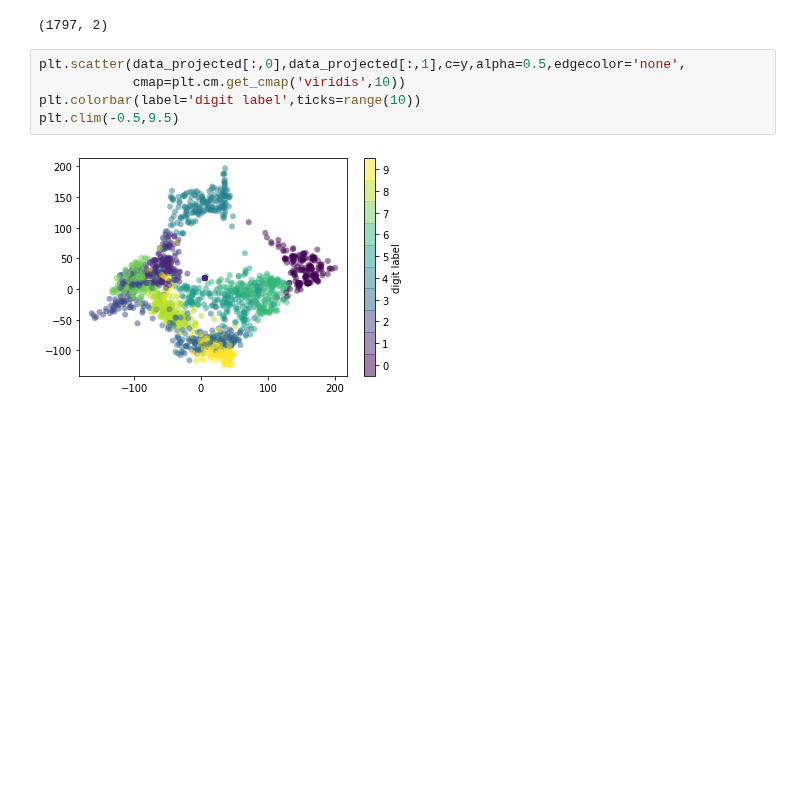
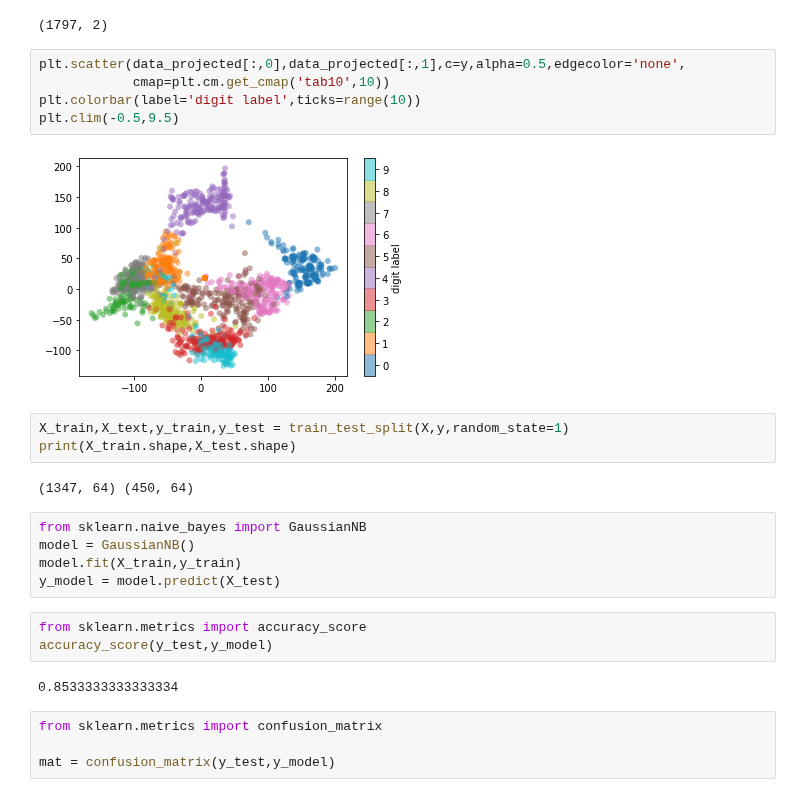
Before and after one commit to SpIIIII/jupyter-repo, a Jupyter notebook: Python Data Science Cookbook/Main (ML chapter).ipynb, the cells around one changed output. Saved outputs shown, nothing was run; the diff lists cells and outputs as text; blank space fills up the shorter version.

```diff
--- a/Python Data Science Cookbook/Main (ML chapter).ipynb
+++ b/Python Data Science Cookbook/Main (ML chapter).ipynb
@@ -319,8 +319,27 @@ data_projected.shape
 (1797, 2)
 # %%
 plt.scatter(data_projected[:,0],data_projected[:,1],c=y,alpha=0.5,edgecolor='none',
-            cmap=plt.cm.get_cmap('viridis',10))
+            cmap=plt.cm.get_cmap('tab10',10))
 plt.colorbar(label='digit label',ticks=range(10))
 plt.clim(-0.5,9.5)
 # %% [output]
-[figure, old version]
+[figure, new version]
+# %%
+X_train,X_text,y_train,y_test = train_test_split(X,y,random_state=1)
+print(X_train.shape,X_test.shape)
+# %% [output]
+(1347, 64) (450, 64)
+# %%
+from sklearn.naive_bayes import GaussianNB
+model = GaussianNB()
+model.fit(X_train,y_train)
+y_model = model.predict(X_test)
+# %%
+from sklearn.metrics import accuracy_score
+accuracy_score(y_test,y_model)
+# %% [output]
+0.8533333333333334
+# %%
+from sklearn.metrics import confusion_matrix
+
+mat = confusion_matrix(y_test,y_model)
```
Also changed, not shown: parts of 12 cells of this notebook, 2 other files.
